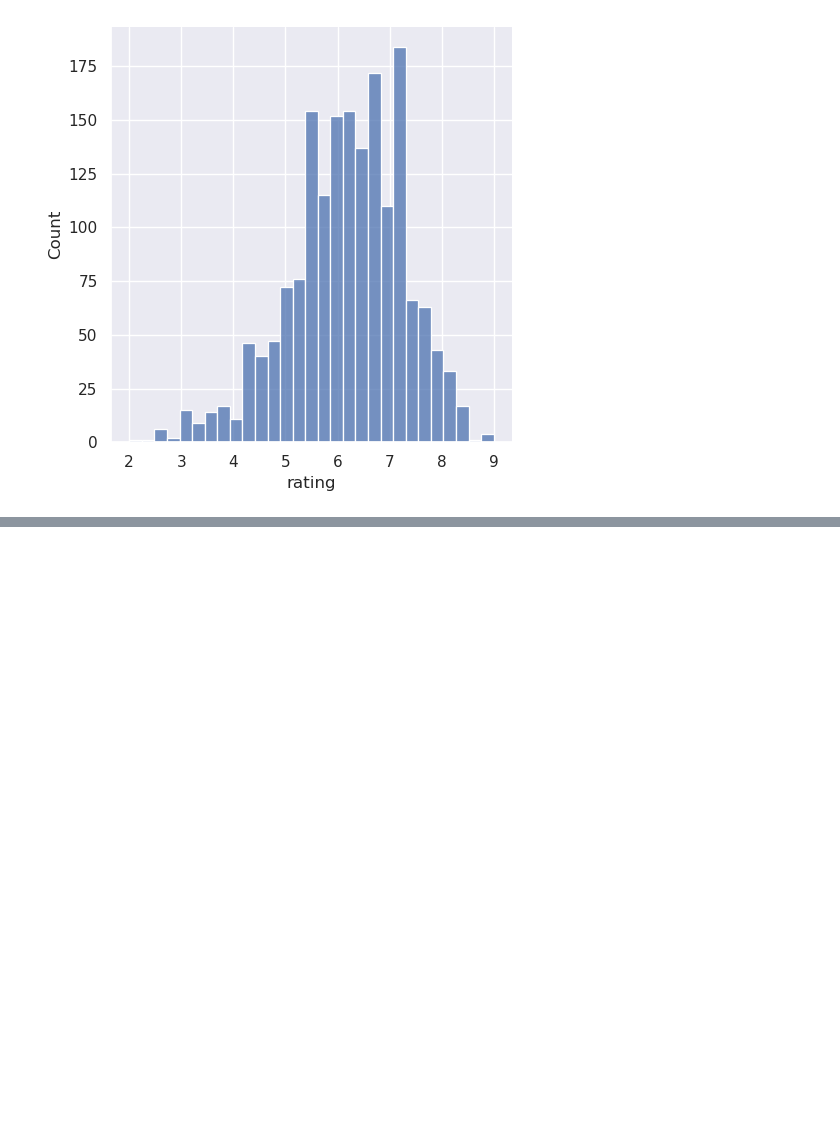
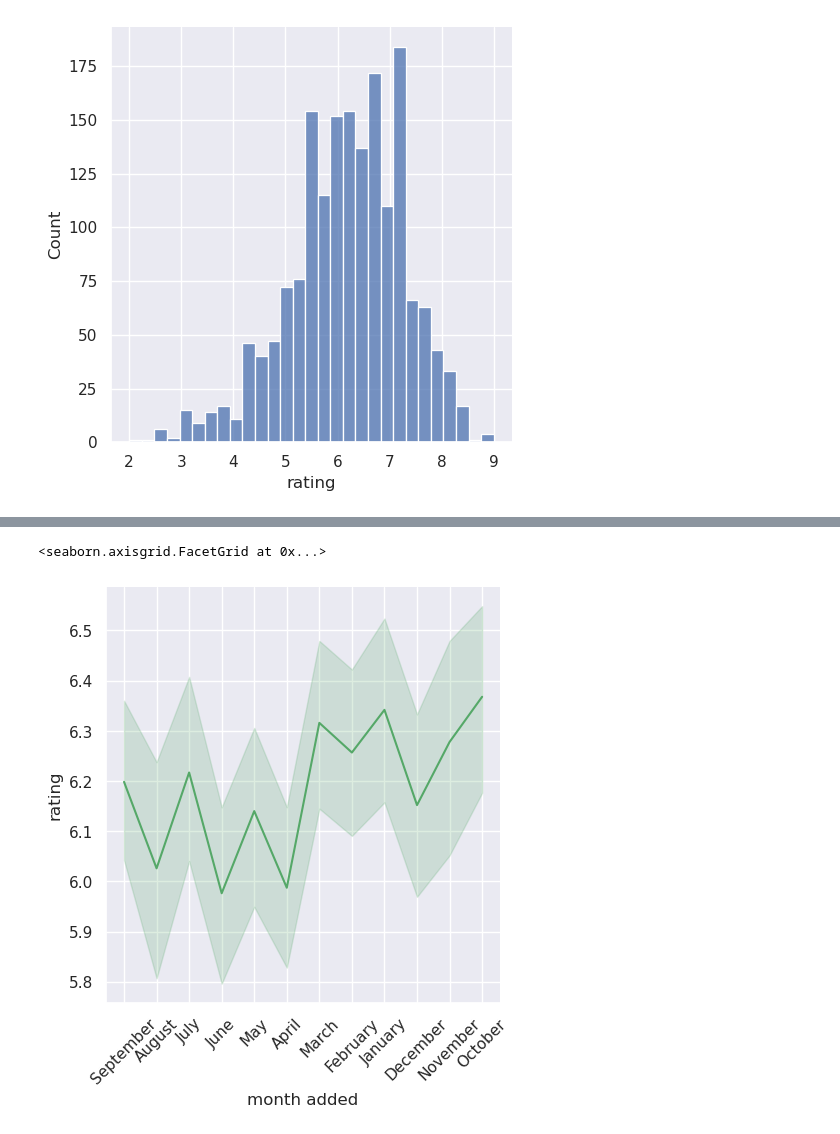
Before and after one commit to drewf24/cs216_final_project, a Jupyter notebook: project prototype.ipynb, the cells around one changed output, grey strips where cells are left out. Drawn from its saved outputs; the diff is of its cells as text; code cells hidden in the pictures; blank space fills up the shorter version.

```diff
--- a/project prototype.ipynb
+++ b/project prototype.ipynb
@@ -138,0 +185,6 @@ sns.displot(data=cleaned_movies, x="rating")
+# %%
+graph = sns.relplot(x="month added", y="rating", data=dates_parsed_movie, kind="line", color='g')
+graph.set_xticklabels(rotation=45)
+# %% [output]
+<seaborn.axisgrid.FacetGrid at 0x...>
+[figure, added]
```
Also changed, not shown: parts of 9 cells of this notebook.
